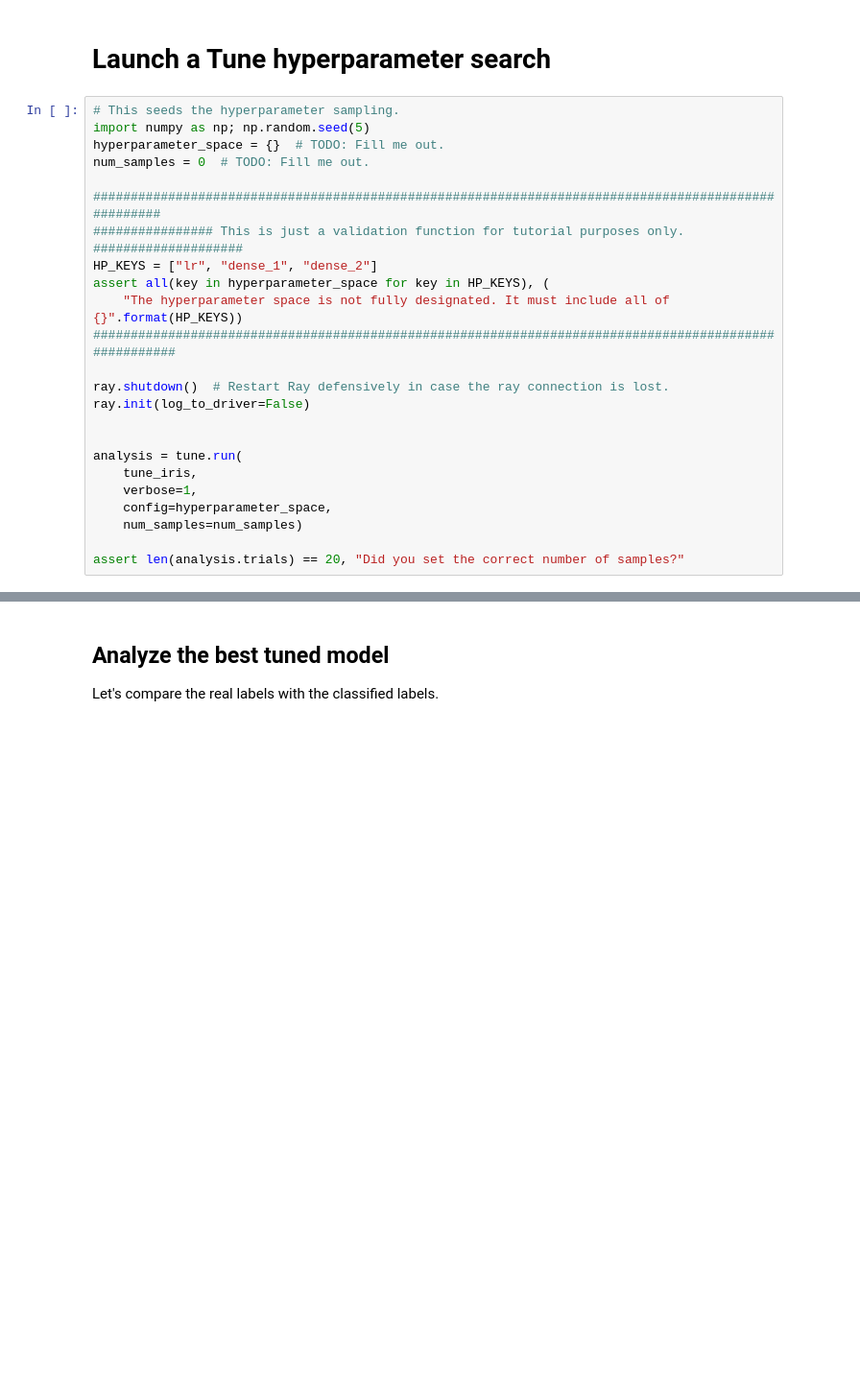
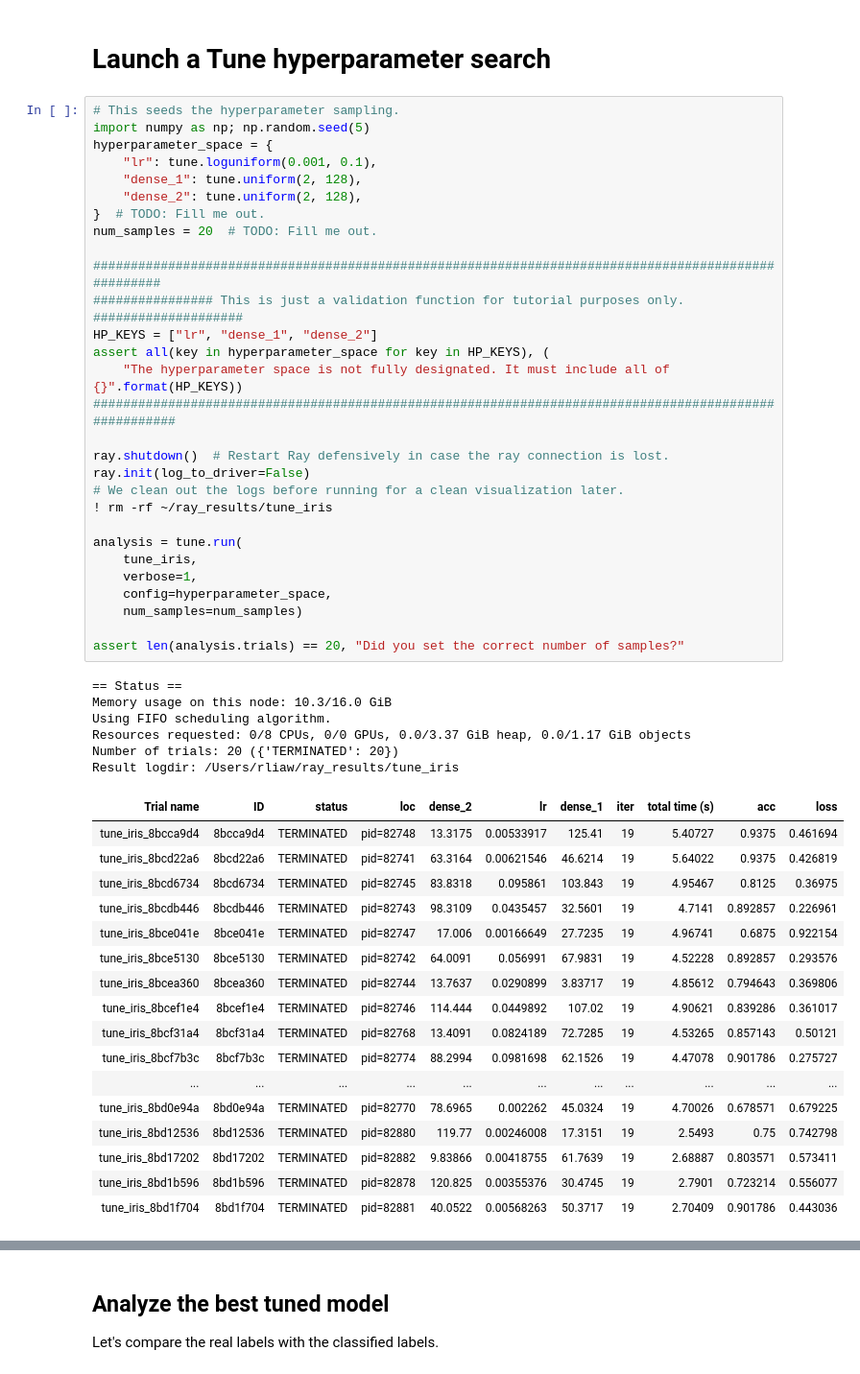
Before and after one commit to ray-project/tutorial, a Jupyter notebook: tune_exercises/exercise_1_basics.ipynb, the cells around one changed output, grey strips where cells are left out. Shown: that part at 96% size. Drawn from its saved outputs; the diff is of its cells as text; blank space fills up the shorter version.

```diff
--- a/tune_exercises/exercise_1_basics.ipynb
+++ b/tune_exercises/exercise_1_basics.ipynb
@@ -233,24 +263,53 @@ The `error file` column will show up in the output. Run the below cell with the
 # %%
 # This seeds the hyperparameter sampling.
 import numpy as np; np.random.seed(5)
-hyperparameter_space = {}  # TODO: Fill me out.
-num_samples = 0  # TODO: Fill me out.
+hyperparameter_space = {
+    "lr": tune.loguniform(0.001, 0.1),
+    "dense_1": tune.uniform(2, 128),
+    "dense_2": tune.uniform(2, 128),
+}  # TODO: Fill me out.
+num_samples = 20  # TODO: Fill me out.
 
 ####################################################################################################
 ################ This is just a validation function for tutorial purposes only. ####################
 HP_KEYS = ["lr", "dense_1", "dense_2"]
 assert all(key in hyperparameter_space for key in HP_KEYS), (
     "The hyperparameter space is not fully designated. It must include all of {}".format(HP_KEYS))
 ######################################################################################################
 
 ray.shutdown()  # Restart Ray defensively in case the ray connection is lost.
 ray.init(log_to_driver=False)
-
+# We clean out the logs before running for a clean visualization later.
+! rm -rf ~/ray_results/tune_iris
 
 analysis = tune.run(
     tune_iris,
     verbose=1,
     config=hyperparameter_space,
     num_samples=num_samples)
 
 assert len(analysis.trials) == 20, "Did you set the correct number of samples?"
+# %% [output]
+== Status ==
+Memory usage on this node: 10.3/16.0 GiB
+Using FIFO scheduling algorithm.
+Resources requested: 0/8 CPUs, 0/0 GPUs, 0.0/3.37 GiB heap, 0.0/1.17 GiB objects
+Number of trials: 20 ({'TERMINATED': 20})
+Result logdir: /Users/rliaw/ray_results/tune_iris
+| Trial name | ID | status | loc | dense_2 | lr | dense_1 | iter | total time (s) | acc | loss |
+| tune_iris_8bcca9d4 | 8bcca9d4 | TERMINATED | pid=82748 | 13.3175 | 0.00533917 | 125.41 | 19 | 5.40727 | 0.9375 | 0.461694 |
+| tune_iris_8bcd22a6 | 8bcd22a6 | TERMINATED | pid=82741 | 63.3164 | 0.00621546 | 46.6214 | 19 | 5.64022 | 0.9375 | 0.426819 |
+| tune_iris_8bcd6734 | 8bcd6734 | TERMINATED | pid=82745 | 83.8318 | 0.095861 | 103.843 | 19 | 4.95467 | 0.8125 | 0.36975 |
+| tune_iris_8bcdb446 | 8bcdb446 | TERMINATED | pid=82743 | 98.3109 | 0.0435457 | 32.5601 | 19 | 4.7141 | 0.892857 | 0.226961 |
+| tune_iris_8bce041e | 8bce041e | TERMINATED | pid=82747 | 17.006 | 0.00166649 | 27.7235 | 19 | 4.96741 | 0.6875 | 0.922154 |
+| tune_iris_8bce5130 | 8bce5130 | TERMINATED | pid=82742 | 64.0091 | 0.056991 | 67.9831 | 19 | 4.52228 | 0.892857 | 0.293576 |
+| tune_iris_8bcea360 | 8bcea360 | TERMINATED | pid=82744 | 13.7637 | 0.0290899 | 3.83717 | 19 | 4.85612 | 0.794643 | 0.369806 |
+| tune_iris_8bcef1e4 | 8bcef1e4 | TERMINATED | pid=82746 | 114.444 | 0.0449892 | 107.02 | 19 | 4.90621 | 0.839286 | 0.361017 |
+| tune_iris_8bcf31a4 | 8bcf31a4 | TERMINATED | pid=82768 | 13.4091 | 0.0824189 | 72.7285 | 19 | 4.53265 | 0.857143 | 0.50121 |
+| tune_iris_8bcf7b3c | 8bcf7b3c | TERMINATED | pid=82774 | 88.2994 | 0.0981698 | 62.1526 | 19 | 4.47078 | 0.901786 | 0.275727 |
+| ... | ... | ... | ... | ... | ... | ... | ... | ... | ... | ... |
+| tune_iris_8bd0e94a | 8bd0e94a | TERMINATED | pid=82770 | 78.6965 | 0.002262 | 45.0324 | 19 | 4.70026 | 0.678571 | 0.679225 |
+| tune_iris_8bd12536 | 8bd12536 | TERMINATED | pid=82880 | 119.77 | 0.00246008 | 17.3151 | 19 | 2.5493 | 0.75 | 0.742798 |
+| tune_iris_8bd17202 | 8bd17202 | TERMINATED | pid=82882 | 9.83866 | 0.00418755 | 61.7639 | 19 | 2.68887 | 0.803571 | 0.573411 |
+| tune_iris_8bd1b596 | 8bd1b596 | TERMINATED | pid=82878 | 120.825 | 0.00355376 | 30.4745 | 19 | 2.7901 | 0.723214 | 0.556077 |
+| tune_iris_8bd1f704 | 8bd1f704 | TERMINATED | pid=82881 | 40.0522 | 0.00568263 | 50.3717 | 19 | 2.70409 | 0.901786 | 0.443036 |
```
Also changed, not shown: parts of 15 cells of this notebook.
